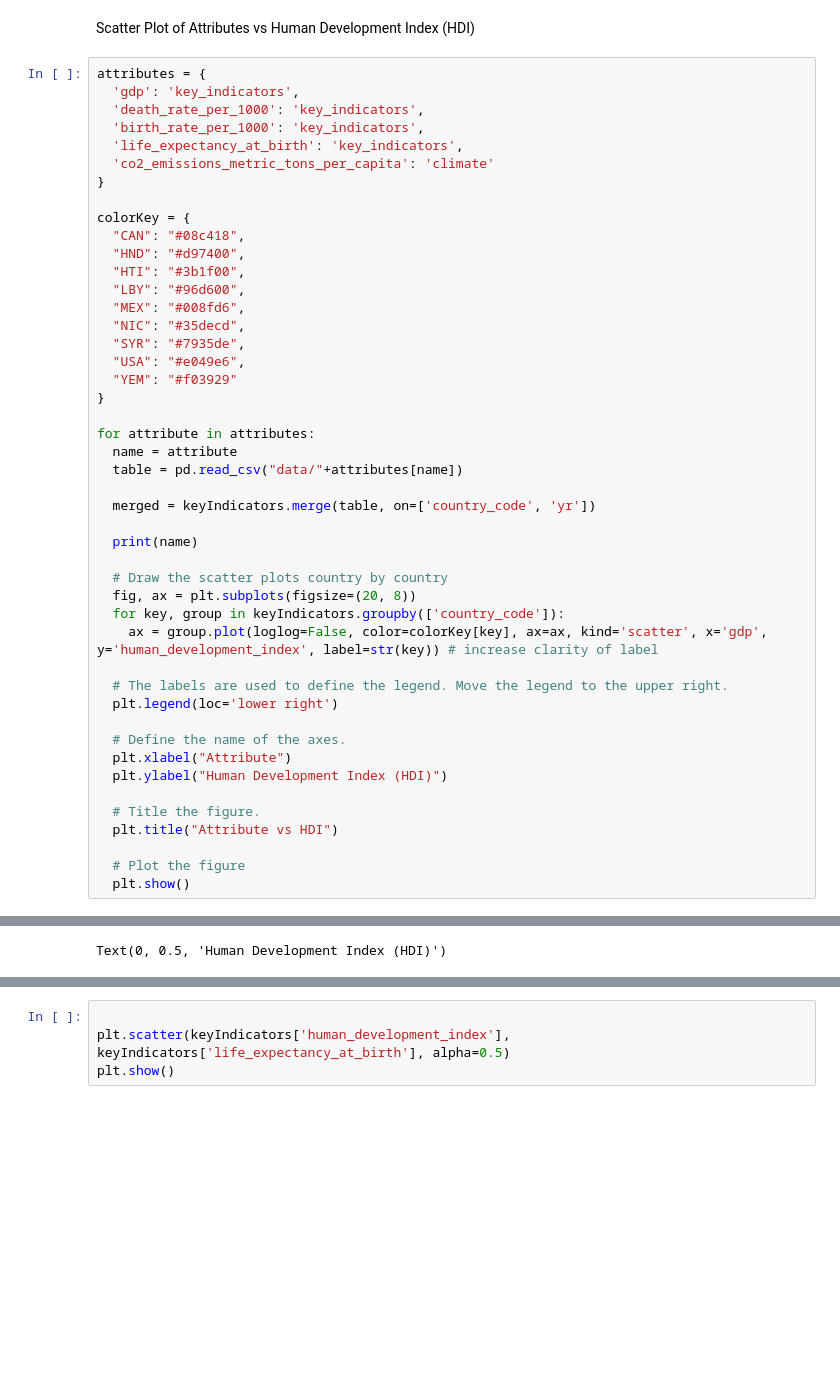
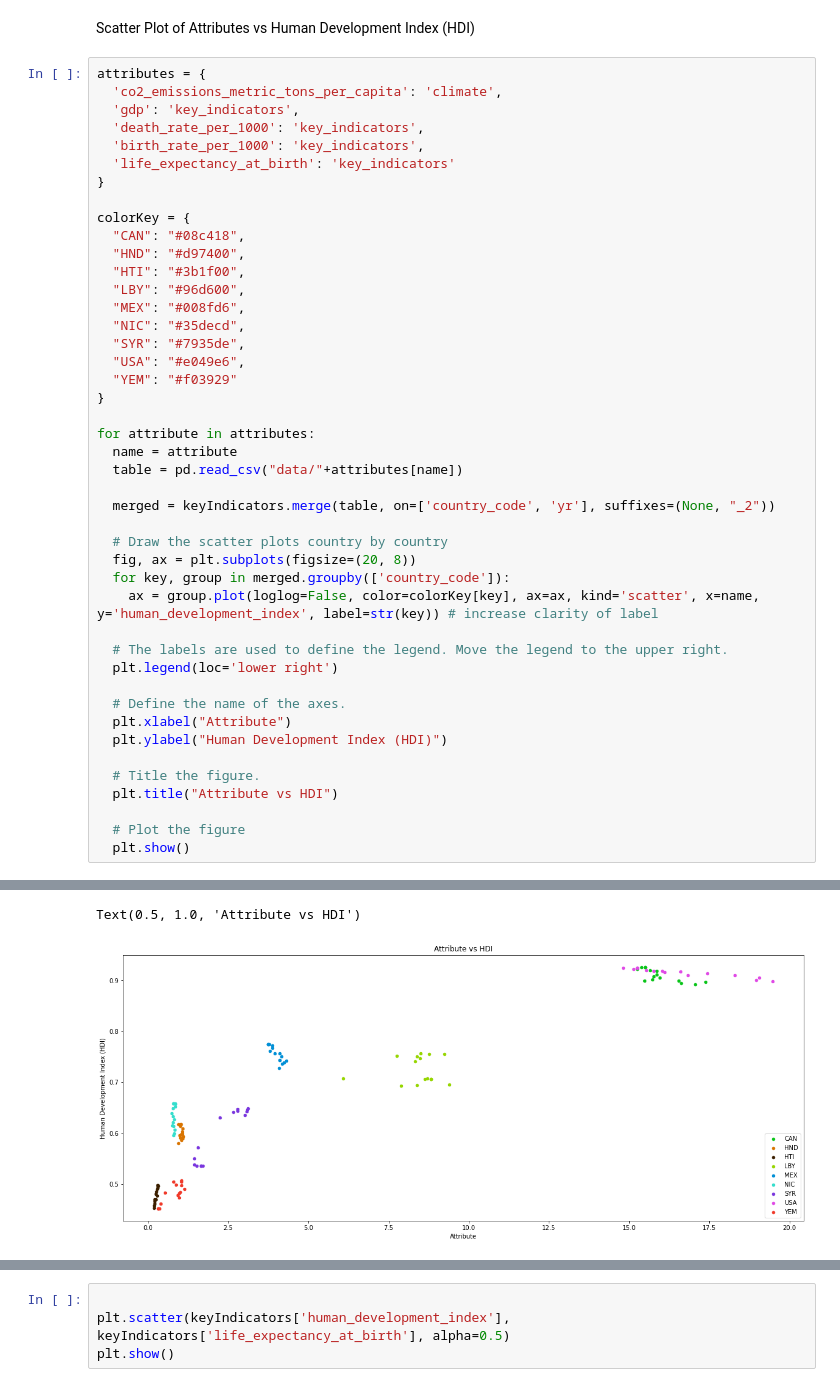
Before and after one commit to chrisvenczel/DataScience_DataMining, a Jupyter notebook: WorkBook.ipynb, the cells around one changed output, grey strips where cells are left out. Saved outputs shown, nothing was run; the diff lists cells and outputs as text; blank space fills up the shorter version.

```diff
--- a/WorkBook.ipynb
+++ b/WorkBook.ipynb
@@ -84,11 +84,11 @@ for fact in facts:
 Scatter Plot of Attributes vs Human Development Index (HDI)
 # %%
 attributes = {
+  'co2_emissions_metric_tons_per_capita': 'climate',
   'gdp': 'key_indicators',
   'death_rate_per_1000': 'key_indicators',
   'birth_rate_per_1000': 'key_indicators',
-  'life_expectancy_at_birth': 'key_indicators',
-  'co2_emissions_metric_tons_per_capita': 'climate'
+  'life_expectancy_at_birth': 'key_indicators'
 }
 
 colorKey = {
@@ -107,14 +107,12 @@ for attribute in attributes:
   name = attribute
   table = pd.read_csv("data/"+attributes[name])
 
-  merged = keyIndicators.merge(table, on=['country_code', 'yr'])
-
-  print(name)
+  merged = keyIndicators.merge(table, on=['country_code', 'yr'], suffixes=(None, "_2"))
 
   # Draw the scatter plots country by country
   fig, ax = plt.subplots(figsize=(20, 8))
-  for key, group in keyIndicators.groupby(['country_code']):
-    ax = group.plot(loglog=False, color=colorKey[key], ax=ax, kind='scatter', x='gdp', y='human_development_index', label=str(key)) # increase clarity of label
+  for key, group in merged.groupby(['country_code']):
+    ax = group.plot(loglog=False, color=colorKey[key], ax=ax, kind='scatter', x=name, y='human_development_index', label=str(key)) # increase clarity of label
 
   # The labels are used to define the legend. Move the legend to the upper right.
   plt.legend(loc='lower right')
@@ -135 +133,2 @@ Text(0.5, 0, 'Attribute')
-Text(0, 0.5, 'Human Development Index (HDI)')
+Text(0.5, 1.0, 'Attribute vs HDI')
+[figure, new version]
```
Also changed, not shown: parts of 2 cells of this notebook.
